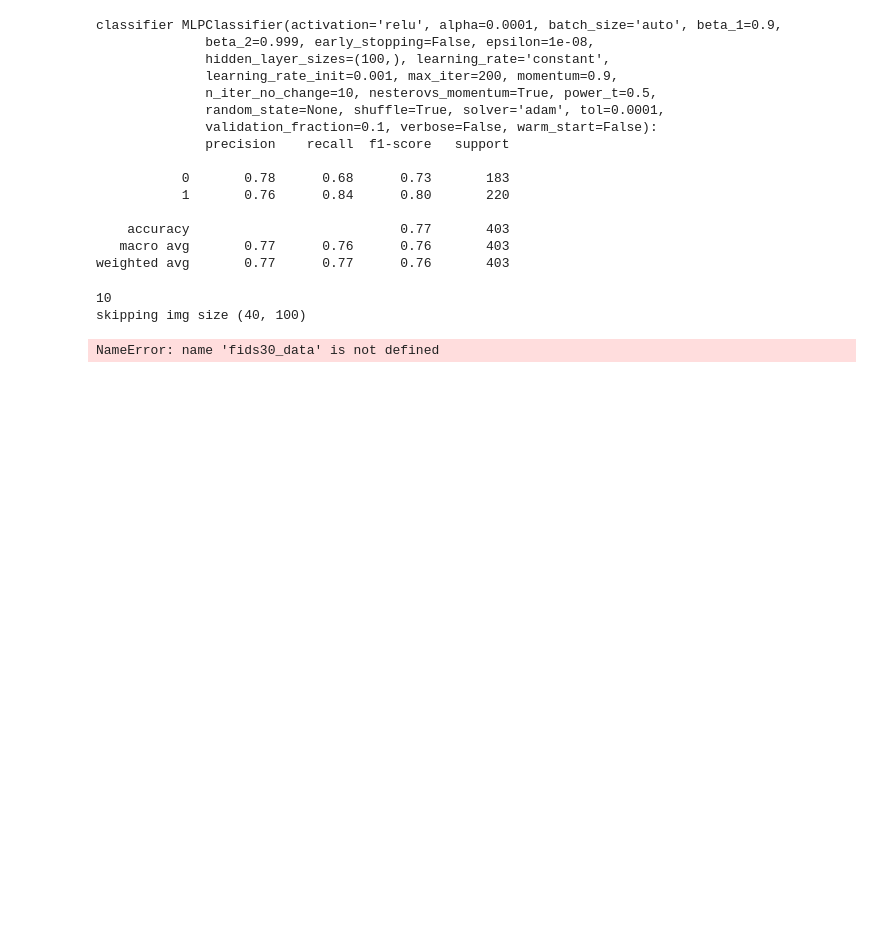
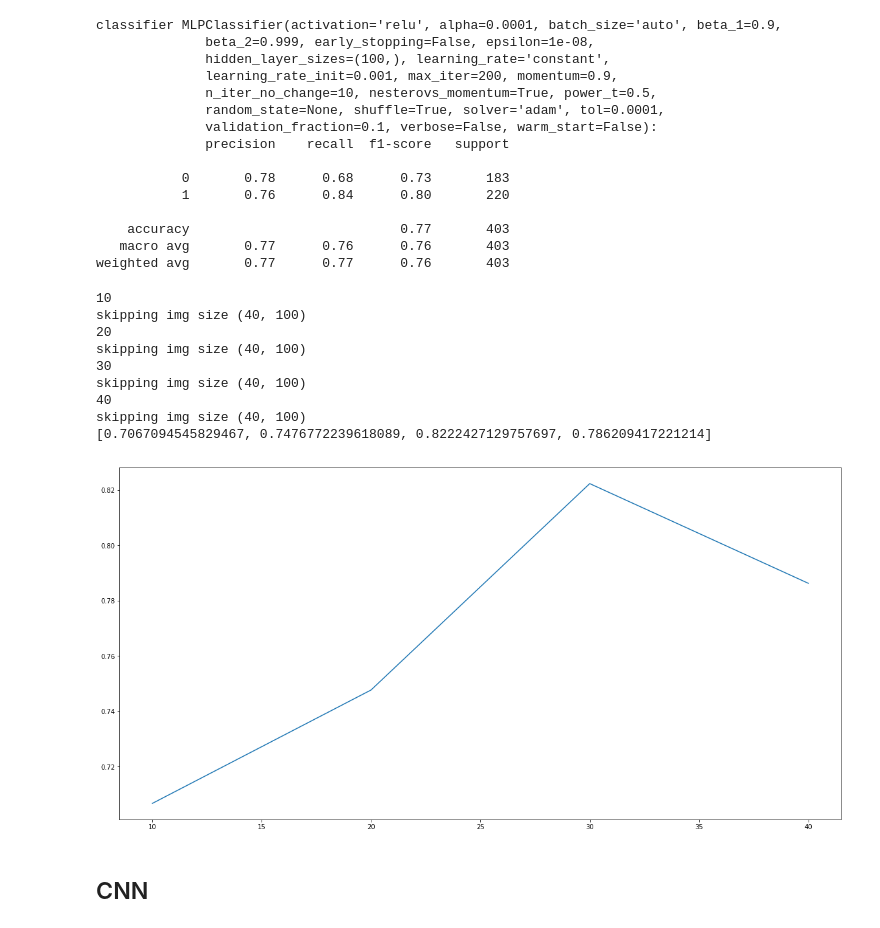
Before and after one commit to lazafi/male2019, a Jupyter notebook: 3/report1.ipynb, the cells around one changed output. Drawn from its saved outputs; the diff is of its cells as text; code cells hidden in the pictures; blank space fills up the shorter version.

```diff
--- a/3/report1.ipynb
+++ b/3/report1.ipynb
@@ -432,18 +445,27 @@ weighted avg       0.77      0.77      0.76       403
 # %%
 score = []
 xrange = range(10, 50, 10)
 for h in xrange:
     print(h)
     car_data.resetFeatures()
     car_data.addFeatures(BOV(h))
-    exp = Experiment(fids30_data, MLPClassifier(),  "BOV(%d)" % h)
+    exp = Experiment(car_data, MLPClassifier(max_iter=3200, verbose=False),  "BOV(%d)" % h)
     exp.train()
     score.append(exp.precision())
 print(score)
 plt.figure(figsize=(20,10))
 plt.plot(xrange, score)
 plt.show()
 # %% [output]
 10
 skipping img size (40, 100)
+20
+skipping img size (40, 100)
+30
+skipping img size (40, 100)
+40
+skipping img size (40, 100)
+[0.7067094545829467, 0.7476772239618089, 0.8222427129757697, 0.786209417221214]
-NameError: name 'fids30_data' is not defined
+[figure, added]
+# %% [markdown]
+## CNN
```
Also changed, not shown: parts of 25 cells of this notebook, 2 other files.
